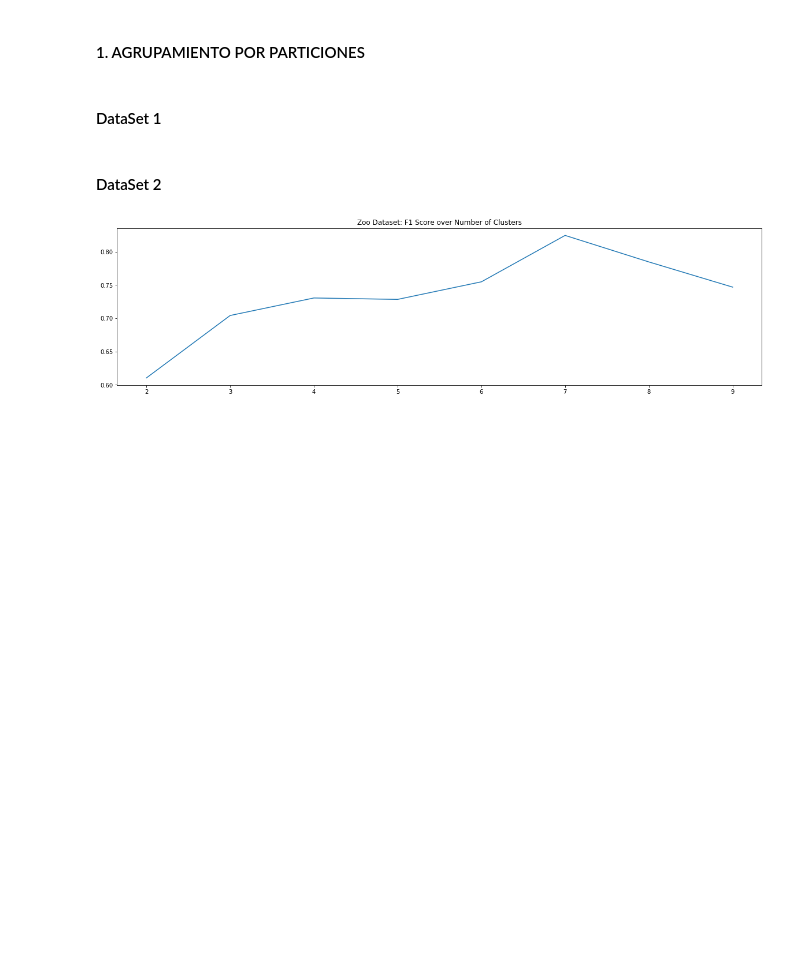
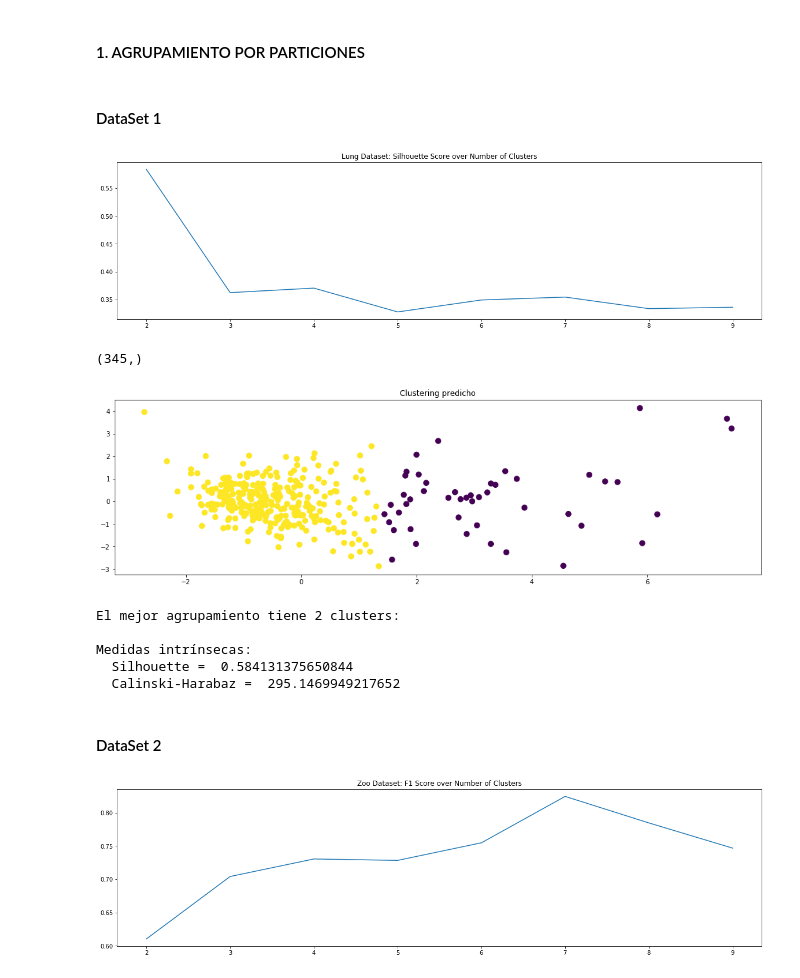
Before and after one commit to alvaronavarroguz/06MAIR-Aprendizaje-No-Supervisado, a Jupyter notebook: Trabajo_Final/Trabajo_Final.ipynb, the cells around one changed output. Cells and saved outputs as stored; diff of their text form; code cells hidden in the pictures; blank space fills up the shorter version.

```diff
--- a/Trabajo_Final/Trabajo_Final.ipynb
+++ b/Trabajo_Final/Trabajo_Final.ipynb
@@ -202,6 +202,53 @@ def imprimir_evaluacion_intrinseca(silueta, dataset, y_pred):
 #### 1. AGRUPAMIENTO POR PARTICIONES
 # %% [markdown]
 #### DataSet 1
+# %%
+from sklearn.cluster import KMeans
+
+# Ponemos una semilla para asegurar la reproducibilidad de los resultados
+np.random.seed(2)
+
+# Explorar la bondad del agrupamiento en función al número de clusters
+MIN_CLUSTERS = 2
+MAX_CLUSTERS = 10
+
+scores = []
+for n_clusters in range(MIN_CLUSTERS,MAX_CLUSTERS):
+    clf = KMeans(n_clusters=n_clusters)
+    y_pred = clf.fit_predict(principal_lung)
+    scores.append( silhouette_score(principal_lung ,y_pred) )
+
+plt.figure(figsize=(20,5))
+plt.plot(list(range(MIN_CLUSTERS,MAX_CLUSTERS)), scores )
+plt.title("Lung Dataset: Silhouette Score over Number of Clusters")
+plt.show()
+
+# Aplicar el mejor resultado
+best_n_clusters = np.argmax(scores)
+y_pred = KMeans(n_clusters=MIN_CLUSTERS + best_n_clusters).fit_predict(principal_lung)
+
+print(y_pred.shape)
+
+# Mostrar resultados
+fig = plt.figure(figsize=(18,5))
+plt.title('Clustering predicho')
+plt.scatter(PCs_lung[:,0], PCs_lung[:,1], c=y_pred, s=70)
+plt.show()
+
+print("El mejor agrupamiento tiene {} clusters:".format(MIN_CLUSTERS + best_n_clusters))
+
+score = silhouette_score(principal_lung, y_pred)
+imprimir_evaluacion_intrinseca(score, principal_lung, y_pred)
+ds_1_eval_part=score
+# %% [output]
+[figure, added]
+(345,)
+[figure, added]
+El mejor agrupamiento tiene 2 clusters:
+
+Medidas intrínsecas:
+  Silhouette =  0.584131375650844
+  Calinski-Harabaz =  295.1469949217652
 # %% [markdown]
 #### DataSet 2
 # %%
```
Also changed, not shown: parts of 16 cells of this notebook.
